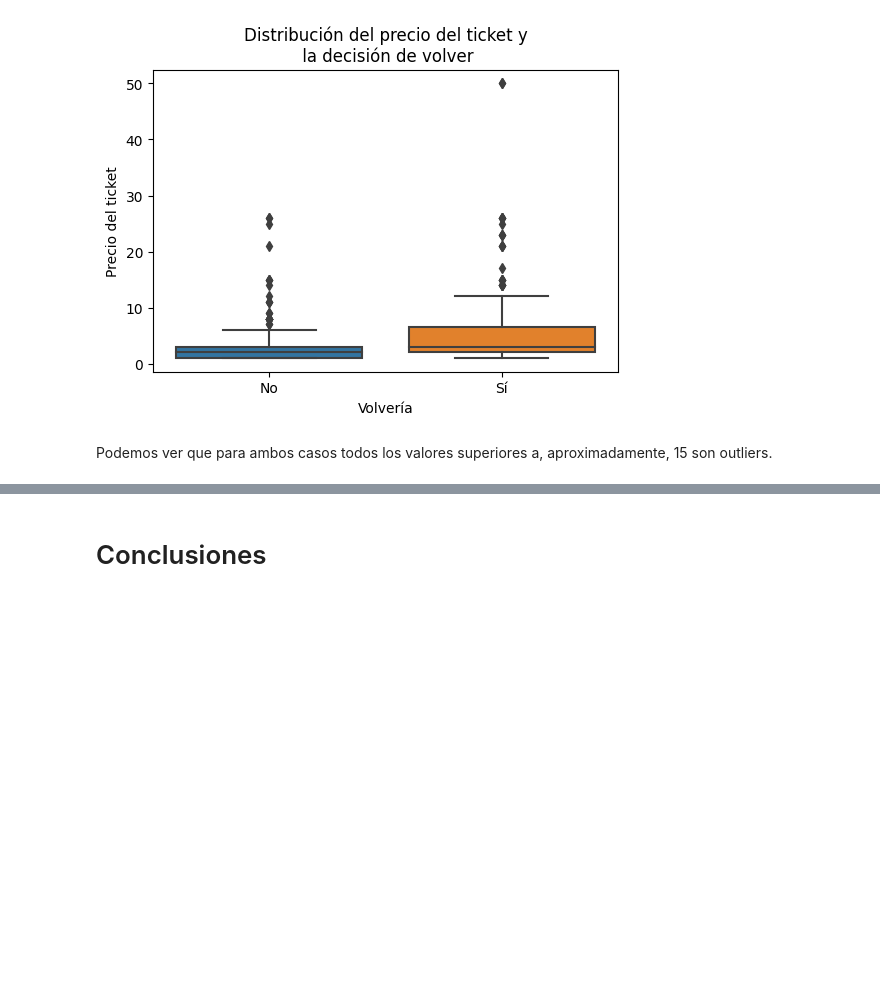
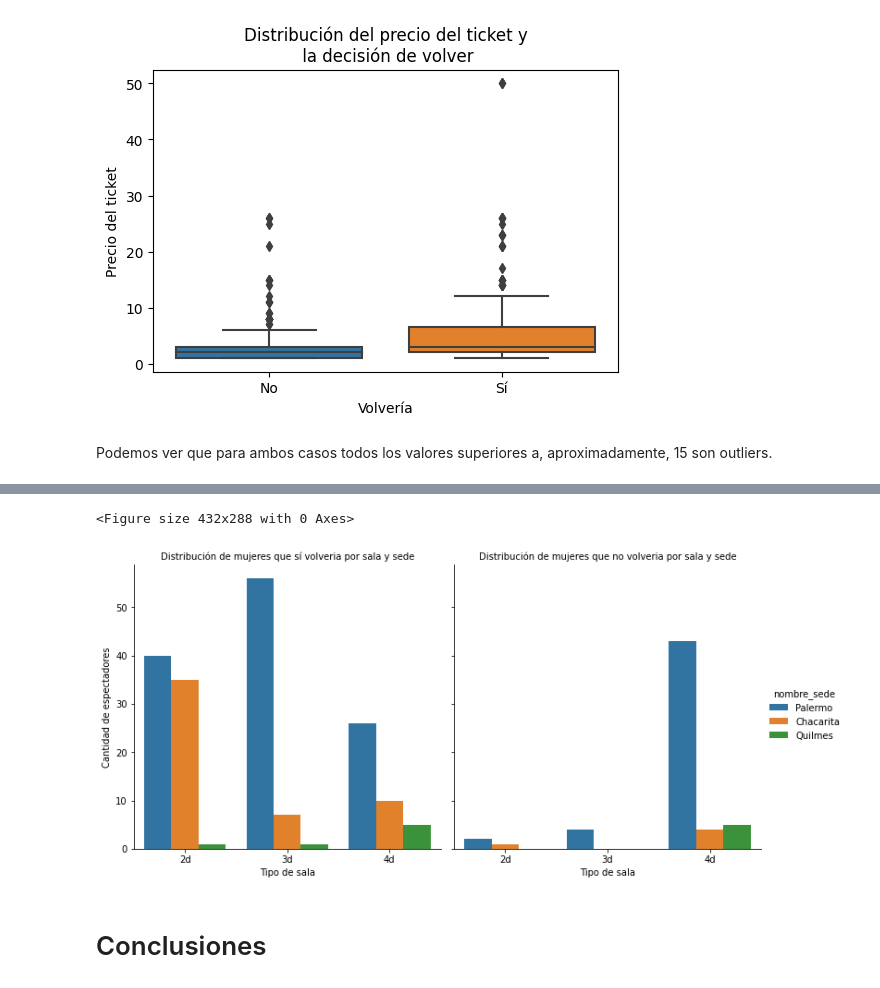
Before and after one commit to javierleyes/FiuMark, a Jupyter notebook: TP-1.ipynb, the cells around one changed output, grey strips where cells are left out. Cells and saved outputs as stored; diff of their text form; code cells hidden in the pictures; blank space fills up the shorter version.

```diff
--- a/TP-1.ipynb
+++ b/TP-1.ipynb
@@ -475,2 +506,17 @@ Podemos ver que para ambos casos todos los valores superiores a, aproximadamente
+# %%
+df_mujer = df_aux[df_aux["genero"] == "mujer"]
+
+plt.figure()
+g = sns.catplot(data=df_mujer, x='tipo_de_sala', y='cantidad_espectadores', hue='nombre_sede', kind='bar',
+            order=['2d', '3d', '4d'], col ='volveria')
+
+(g.set_axis_labels("Tipo de sala", "Cantidad de espectadores")
+  .set_titles("Distribución de mujeres que {col_name} {col_var} por sala y sede")
+)
+
+plt.show()
+# %% [output]
+<Figure size 432x288 with 0 Axes>
+[figure, added]
 # %% [markdown]
 # Conclusiones
```
Also changed, not shown: parts of 5 cells of this notebook.
